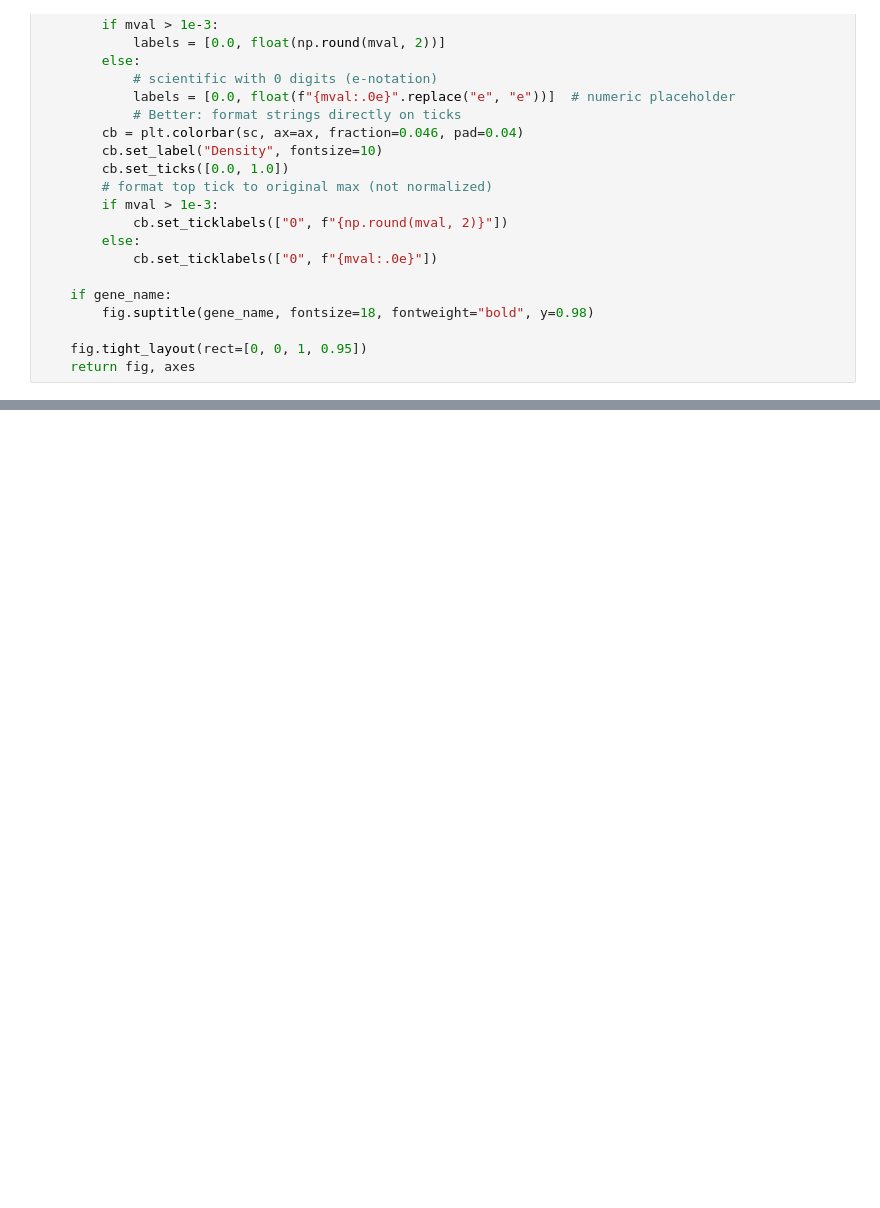
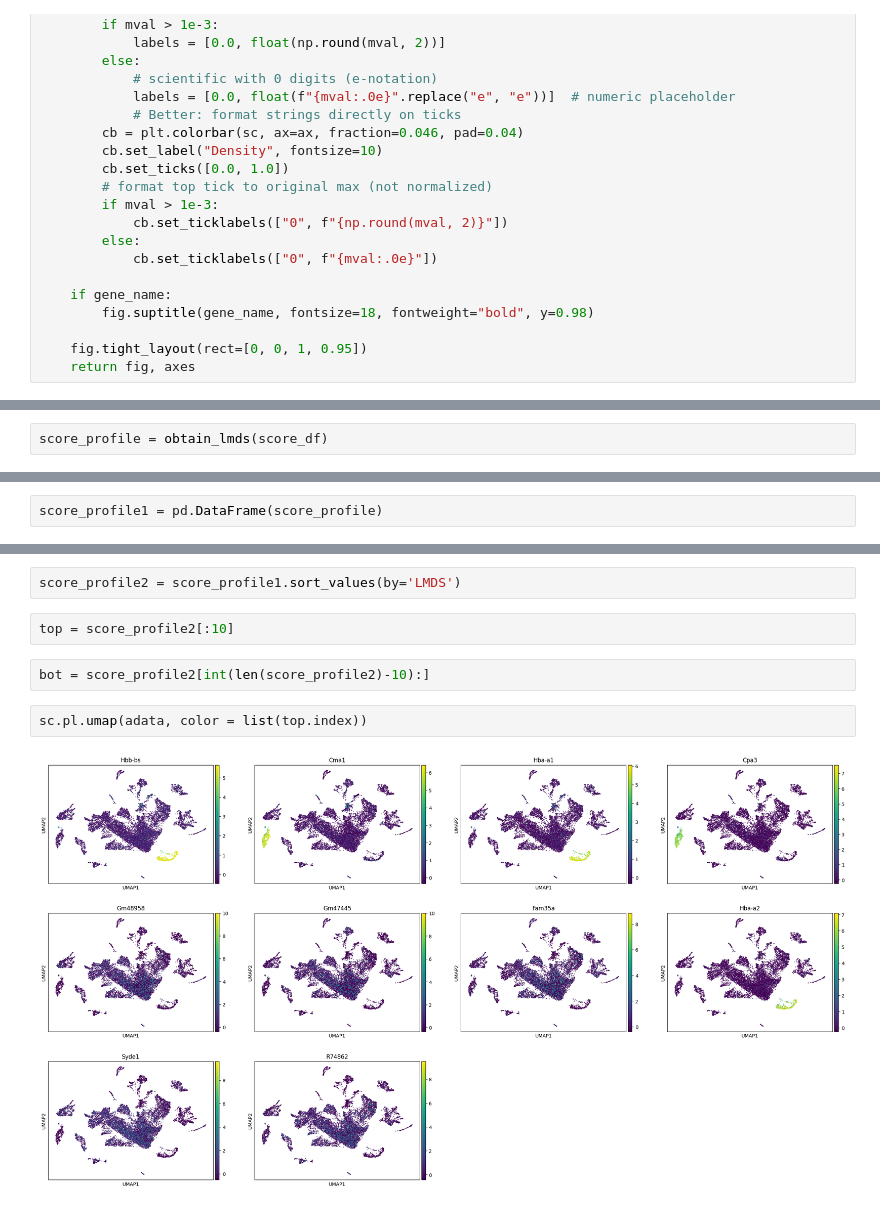
Before and after one commit to jassonmakkar/pylmd, a Jupyter notebook: pylmd/pylmd/Untitled1.ipynb, the cells around one changed output, grey strips where cells are left out. Saved outputs shown, nothing was run; the diff lists cells and outputs as text; blank space fills up the shorter version.

```diff
--- a/pylmd/pylmd/Untitled1.ipynb
+++ b/pylmd/pylmd/Untitled1.ipynb
@@ -779,0 +1113,2 @@ fig, axes = visualize_diffusion(
+# %%
+score_profile = obtain_lmds(score_df)
@@ -779,0 +1379,2 @@ fig, axes = visualize_diffusion(
+# %%
+score_profile1 = pd.DataFrame(score_profile)
@@ -779,0 +1397,10 @@ fig, axes = visualize_diffusion(
+# %%
+score_profile2 = score_profile1.sort_values(by='LMDS')
+# %%
+top = score_profile2[:10]
+# %%
+bot = score_profile2[int(len(score_profile2)-10):]
+# %%
+sc.pl.umap(adata, color = list(top.index))
+# %% [output]
+[figure, added]
```
Also changed, not shown: parts of 19 cells of this notebook.
